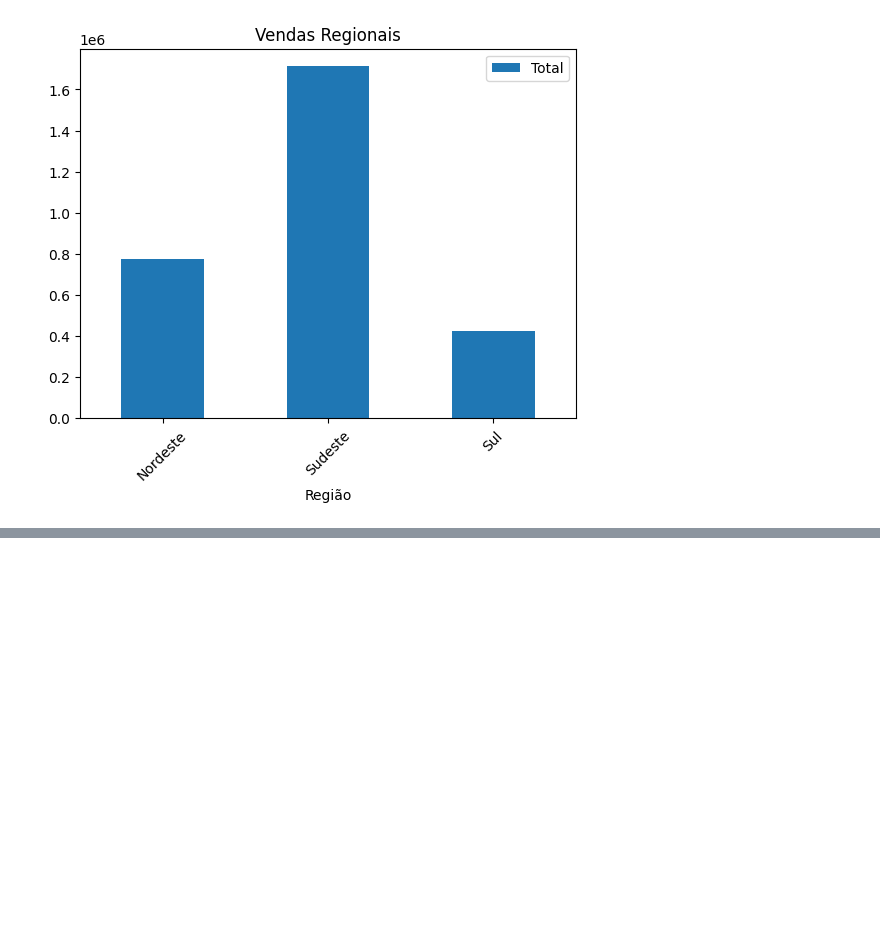
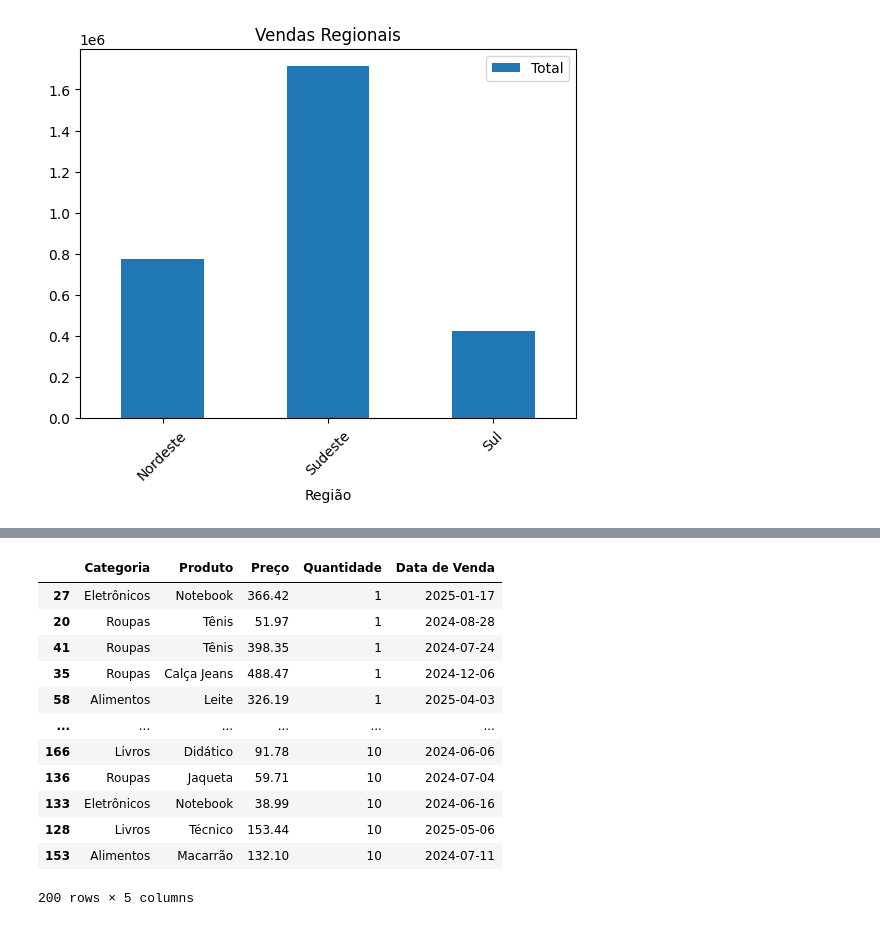
Before and after one commit to antoniofantoni/curso_python_udemy_2025, a Jupyter notebook: 4_pandas/pandas.ipynb, the cells around one changed output, grey strips where cells are left out. Saved outputs shown, nothing was run; the diff lists cells and outputs as text; code cells hidden in the pictures; blank space fills up the shorter version.

```diff
--- a/4_pandas/pandas.ipynb
+++ b/4_pandas/pandas.ipynb
@@ -101,0 +243,17 @@ plt.xticks(rotation=45)
+# %%
+#ordenando por quantidade
+df_produtos.sort_values(by='Quantidade', ascending=True)
+# %% [output]
+|  | Categoria | Produto | Preço | Quantidade | Data de Venda |
+| 27 | Eletrônicos | Notebook | 366.42 | 1 | 2025-01-17 |
+| 20 | Roupas | Tênis | 51.97 | 1 | 2024-08-28 |
+| 41 | Roupas | Tênis | 398.35 | 1 | 2024-07-24 |
+| 35 | Roupas | Calça Jeans | 488.47 | 1 | 2024-12-06 |
+| 58 | Alimentos | Leite | 326.19 | 1 | 2025-04-03 |
+| ... | ... | ... | ... | ... | ... |
+| 166 | Livros | Didático | 91.78 | 10 | 2024-06-06 |
+| 136 | Roupas | Jaqueta | 59.71 | 10 | 2024-07-04 |
+| 133 | Eletrônicos | Notebook | 38.99 | 10 | 2024-06-16 |
+| 128 | Livros | Técnico | 153.44 | 10 | 2025-05-06 |
+| 153 | Alimentos | Macarrão | 132.10 | 10 | 2024-07-11 |
+200 rows × 5 columns
```
Also changed, not shown: parts of 14 cells of this notebook, 1 other file.
